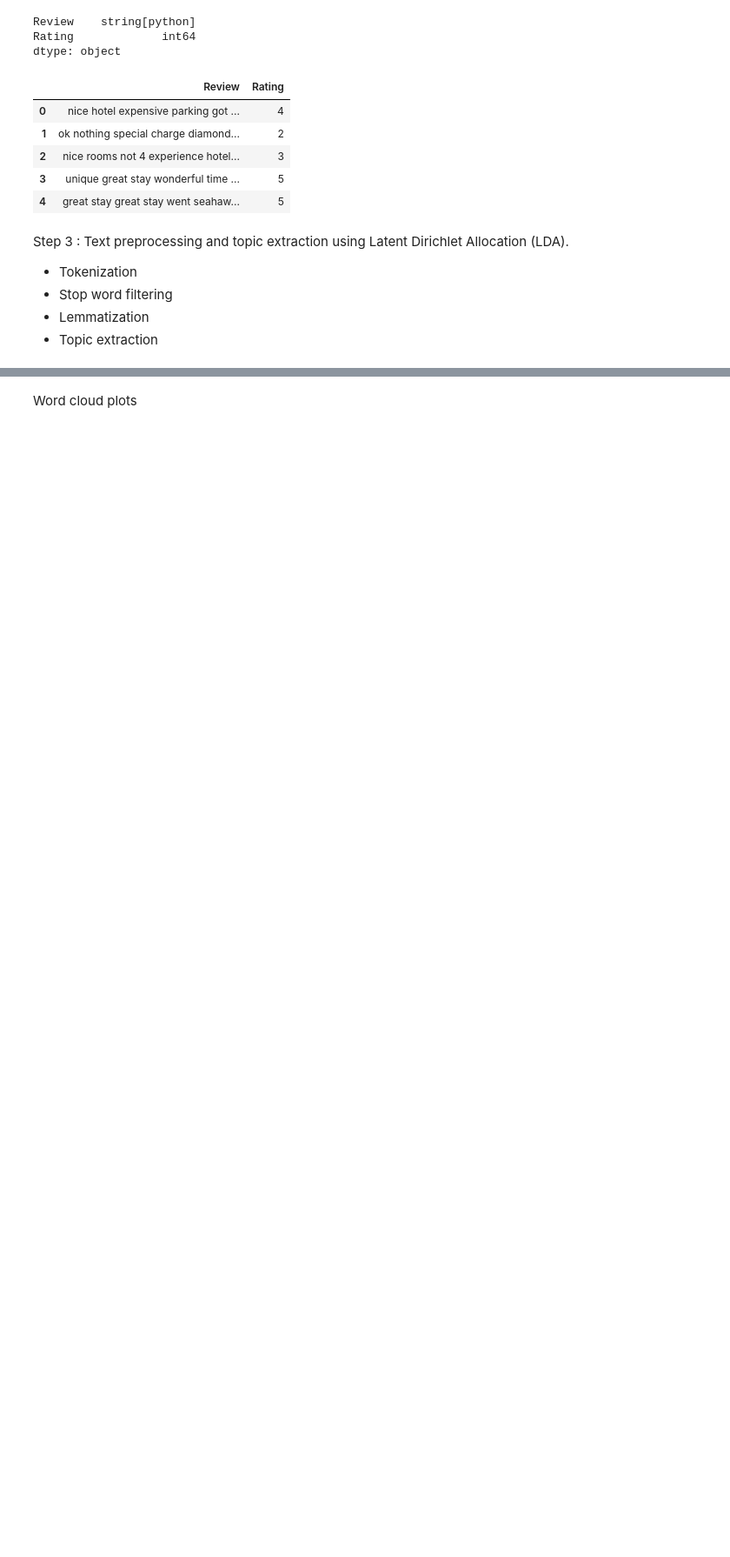
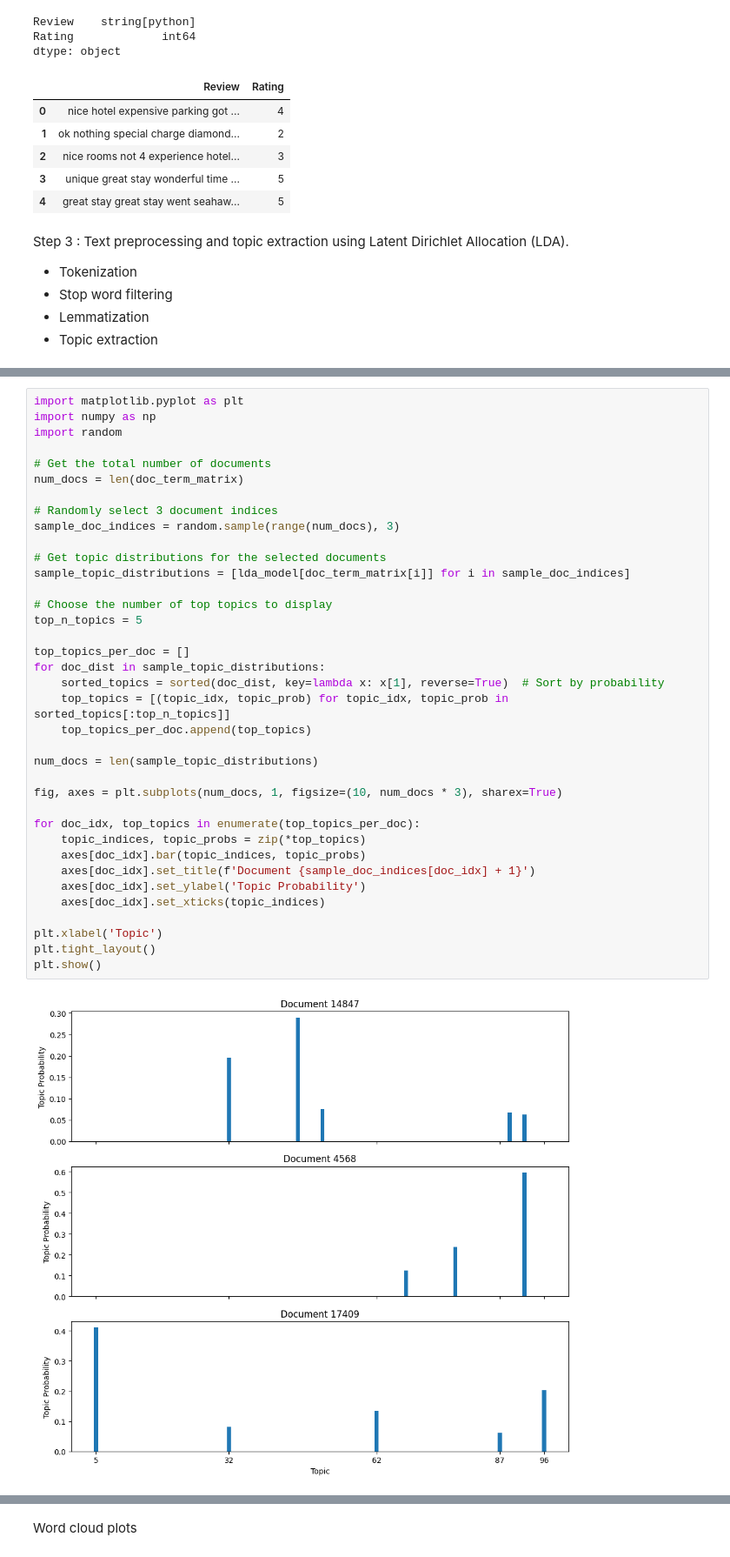
Before and after one commit to krishanuc/CapstoneSentimentAnalysis, a Jupyter notebook: TopicModeling-TripAdvisor.ipynb, the cells around one changed output, grey strips where cells are left out. Shown at 87% size. Drawn from its saved outputs; the diff is of its cells as text; blank space fills up the shorter version.

```diff
--- a/TopicModeling-TripAdvisor.ipynb
+++ b/TopicModeling-TripAdvisor.ipynb
@@ -258 +305,40 @@ Requirement already satisfied: wrapt in /usr/local/lib/python3.10/dist-packages
+# %%
+import matplotlib.pyplot as plt
+import numpy as np
+import random
+
+# Get the total number of documents
+num_docs = len(doc_term_matrix)
+
+# Randomly select 3 document indices
+sample_doc_indices = random.sample(range(num_docs), 3)
+
+# Get topic distributions for the selected documents
+sample_topic_distributions = [lda_model[doc_term_matrix[i]] for i in sample_doc_indices]
+
+# Choose the number of top topics to display
+top_n_topics = 5
+
+top_topics_per_doc = []
+for doc_dist in sample_topic_distributions:
+    sorted_topics = sorted(doc_dist, key=lambda x: x[1], reverse=True)  # Sort by probability
+    top_topics = [(topic_idx, topic_prob) for topic_idx, topic_prob in sorted_topics[:top_n_topics]]
+    top_topics_per_doc.append(top_topics)
+
+num_docs = len(sample_topic_distributions)
+
+fig, axes = plt.subplots(num_docs, 1, figsize=(10, num_docs * 3), sharex=True)
+
+for doc_idx, top_topics in enumerate(top_topics_per_doc):
+    topic_indices, topic_probs = zip(*top_topics)
+    axes[doc_idx].bar(topic_indices, topic_probs)
+    axes[doc_idx].set_title(f'Document {sample_doc_indices[doc_idx] + 1}')
+    axes[doc_idx].set_ylabel('Topic Probability')
+    axes[doc_idx].set_xticks(topic_indices)
+
+plt.xlabel('Topic')
+plt.tight_layout()
+plt.show()
+# %% [output]
+[figure, added]
 # %% [markdown]
```
Also changed, not shown: parts of 11 cells of this notebook.
